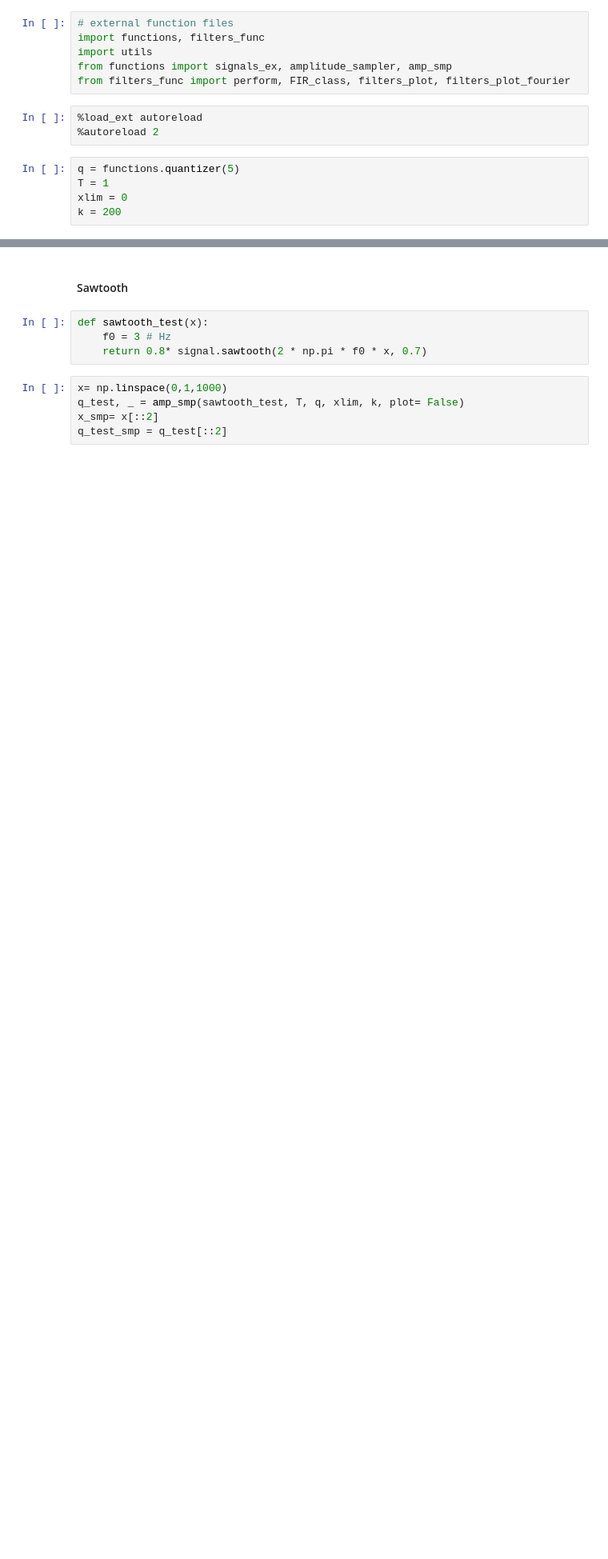
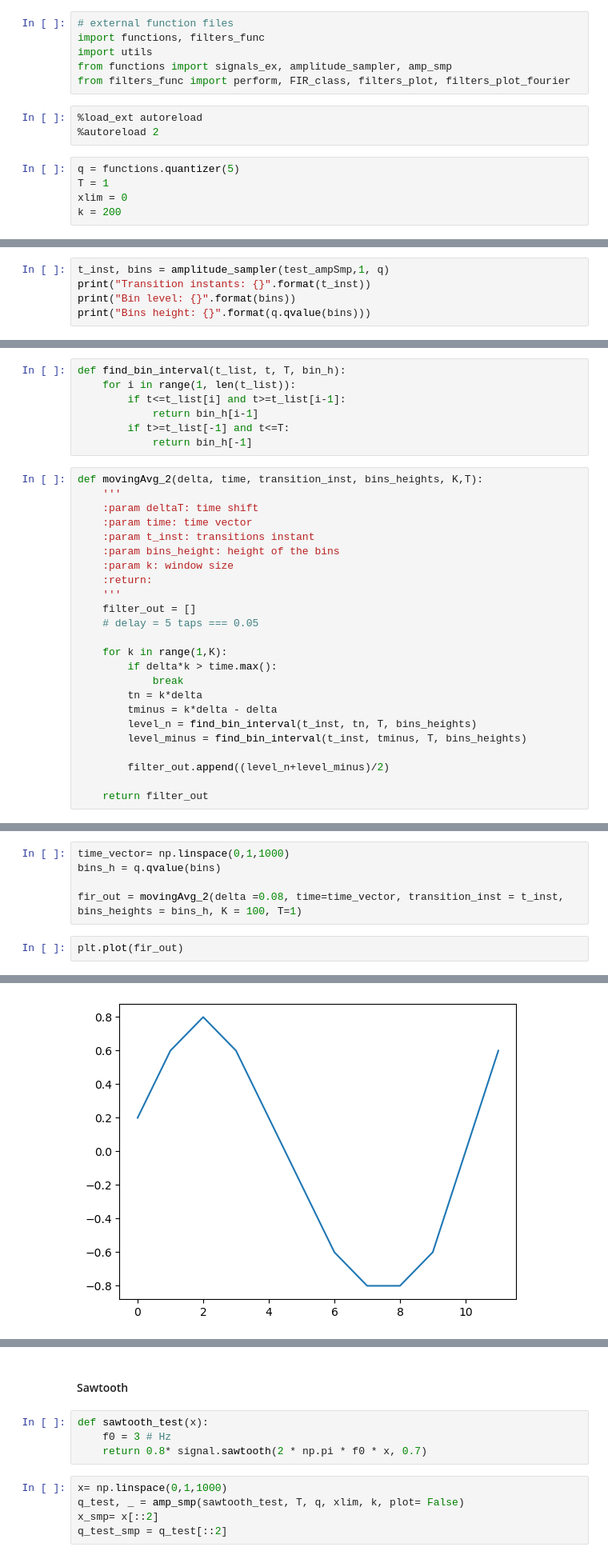
Before and after one commit to lindafabs/Semester-Project, a Jupyter notebook: FIR_contd.ipynb, the cells around one changed output, grey strips where cells are left out. Shown at 80% size. Saved outputs shown, nothing was run; the diff lists cells and outputs as text; blank space fills up the shorter version.

```diff
--- a/FIR_contd.ipynb
+++ b/FIR_contd.ipynb
@@ -24,0 +34,5 @@ k = 200
+# %%
+t_inst, bins = amplitude_sampler(test_ampSmp,1, q)
+print("Transition instants: {}".format(t_inst))
+print("Bin level: {}".format(bins))
+print("Bins height: {}".format(q.qvalue(bins)))
@@ -24,0 +44,31 @@ k = 200
+# %%
+def find_bin_interval(t_list, t, T, bin_h):
+    for i in range(1, len(t_list)):
+        if t<=t_list[i] and t>=t_list[i-1]:
+            return bin_h[i-1]
+        if t>=t_list[-1] and t<=T:
+            return bin_h[-1]
+# %%
+def movingAvg_2(delta, time, transition_inst, bins_heights, K,T):
+    '''
+    :param deltaT: time shift
+    :param time: time vector
+    :param t_inst: transitions instant
+    :param bins_height: height of the bins
+    :param k: window size
+    :return:
+    '''
+    filter_out = []
+    # delay = 5 taps === 0.05
+
+    for k in range(1,K):
+        if delta*k > time.max():
+            break
+        tn = k*delta
+        tminus = k*delta - delta
+        level_n = find_bin_interval(t_inst, tn, T, bins_heights)
+        level_minus = find_bin_interval(t_inst, tminus, T, bins_heights)
+
+        filter_out.append((level_n+level_minus)/2)
+
+    return filter_out
@@ -24,0 +176,8 @@ k = 200
+# %%
+time_vector= np.linspace(0,1,1000)
+bins_h = q.qvalue(bins)
+
+fir_out = movingAvg_2(delta =0.08, time=time_vector, transition_inst = t_inst, bins_heights = bins_h, K = 100, T=1)
+# %%
+plt.plot(fir_out)
+# %% [output]
@@ -24,0 +185 @@ k = 200
+[figure, added]
```
Also changed, not shown: parts of 22 cells of this notebook, 2 other files.
